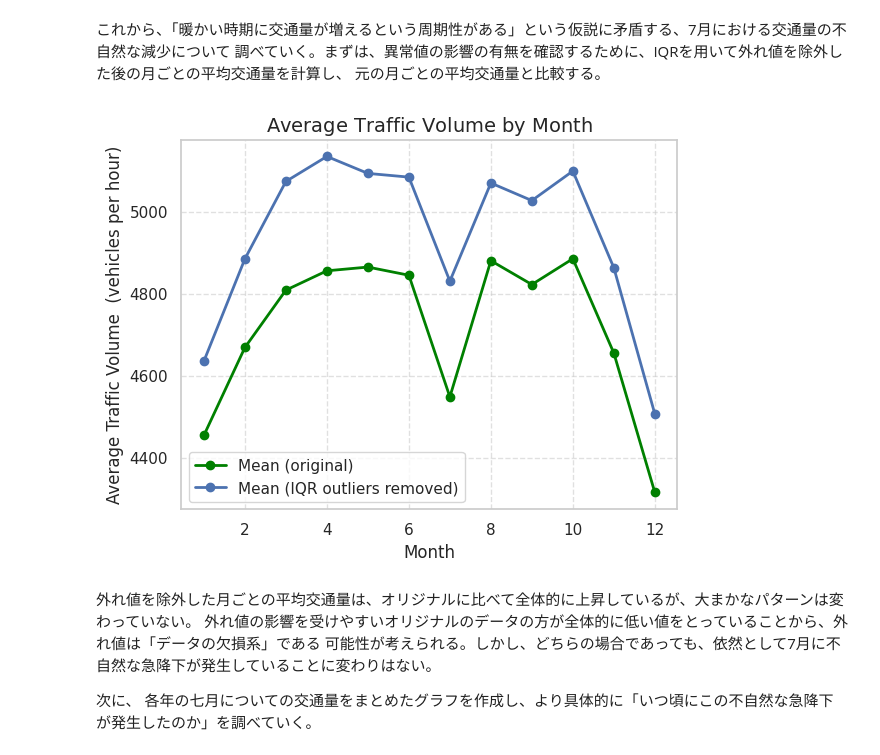
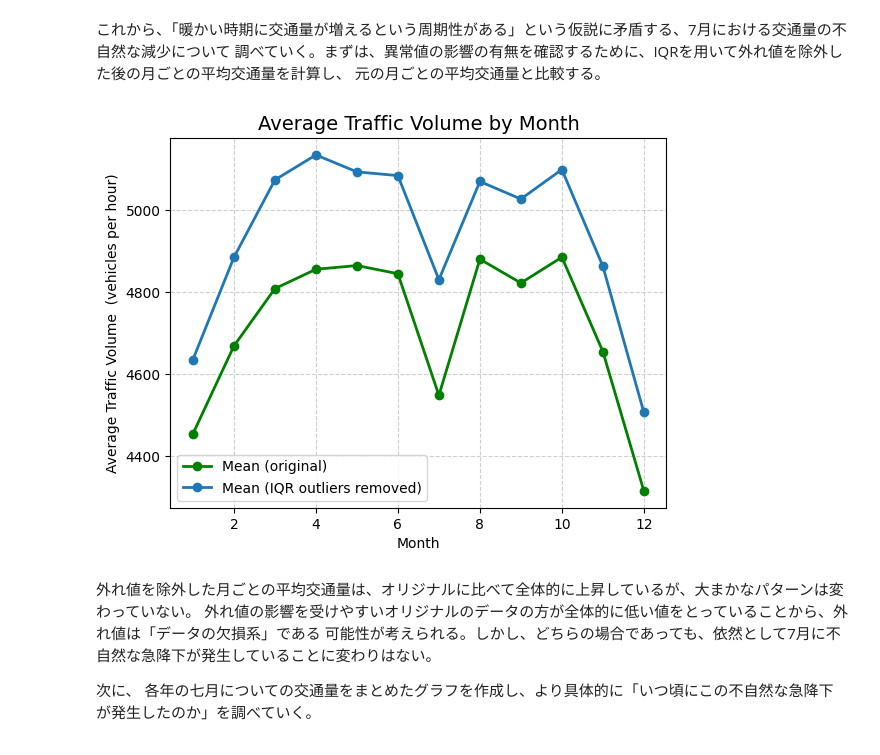
Before and after one commit to Yuji-RE/I-94_traffic_analysis_project, a Jupyter notebook: traffic_analysis_project.ipynb, the cells around one changed output. Saved outputs shown, nothing was run; the diff lists cells and outputs as text; code cells hidden in the pictures.

```diff
--- a/traffic_analysis_project.ipynb
+++ b/traffic_analysis_project.ipynb
@@ -302,40 +299,40 @@ plt.grid(True, linestyle="--", alpha=0.6)
 調べていく。まずは、異常値の影響の有無を確認するために、IQRを用いて外れ値を除外した後の月ごとの平均交通量を計算し、
 元の月ごとの平均交通量と比較する。
 # %%
-# -----------------------------
-# 2) 月ごとIQRで外れ値を除外
-# -----------------------------
+
+
+# IQRを用いて外れ値を除外する関数を定義
 def remove_outliers_iqr(group, col="traffic_volume", k=1.5):
     q1 = group[col].quantile(0.25)
     q3 = group[col].quantile(0.75)
     iqr = q3 - q1
     lower = q1 - k * iqr
     upper = q3 + k * iqr
     return group[(group[col] >= lower) & (group[col] <= upper)]
 
 
+# 前処理と関数を適用して、欠損値及び外れ値を除外したデータセットを作成
 day_time_clean = day_time.dropna(subset=["month", "traffic_volume"]).copy()
-
 day_time_no_out = day_time_clean.groupby("month", group_keys=False).apply(
     remove_outliers_iqr
 )
 
+# 月ごとの平均交通量を計算（外れ値除外後と元データの両方）
 by_month_iqr = day_time_no_out.groupby("month")["traffic_volume"].mean().sort_index()
+by_month = day_time.groupby("month")["traffic_volume"].mean().sort_index()
 
-# -----------------------------
-# 3) 同じグラフに重ねて比較
-# -----------------------------
+# グラフを描画して比較対照
 ax = by_month.plot(marker="o", color="green", linewidth=2, label="Mean (original)")
 by_month_iqr.plot(ax=ax, marker="o", linewidth=2, label="Mean (IQR outliers removed)")
 
-plt.title(r"Average Traffic Volume by $\bf{Month}$", fontsize=14)
+plt.title("Average Traffic Volume by Month", fontsize=14)
 plt.xlabel("Month")
 plt.ylabel("Average Traffic Volume  (vehicles per hour)")
 plt.grid(True, linestyle="--", alpha=0.6)
 plt.legend()
 plt.show()
 # %% [output]
-[figure, old version]
+[figure, new version]
 # %% [markdown]
 外れ値を除外した月ごとの平均交通量は、オリジナルに比べて全体的に上昇しているが、大まかなパターンは変わっていない。
 外れ値の影響を受けやすいオリジナルのデータの方が全体的に低い値をとっていることから、外れ値は「データの欠損系」である
```
Also changed, not shown: parts of 46 cells of this notebook, 2 other files.
